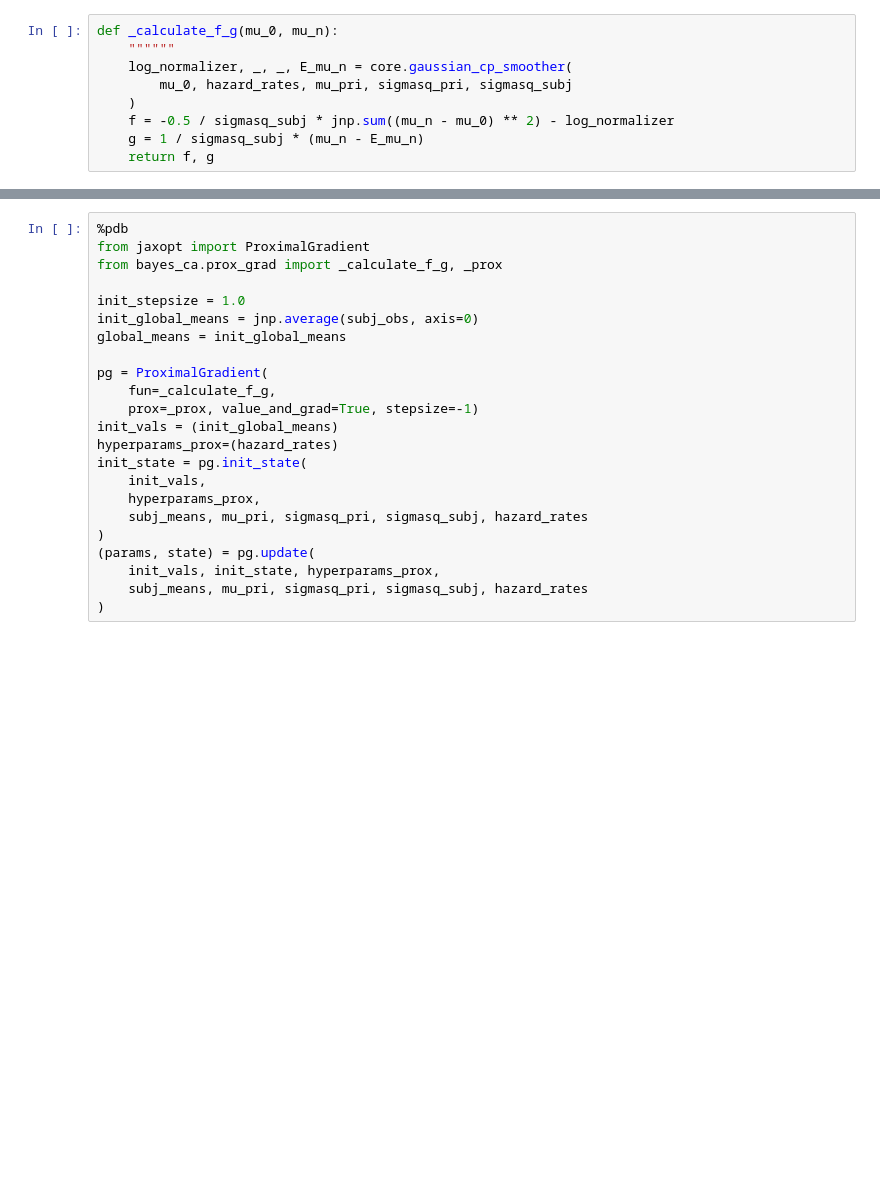
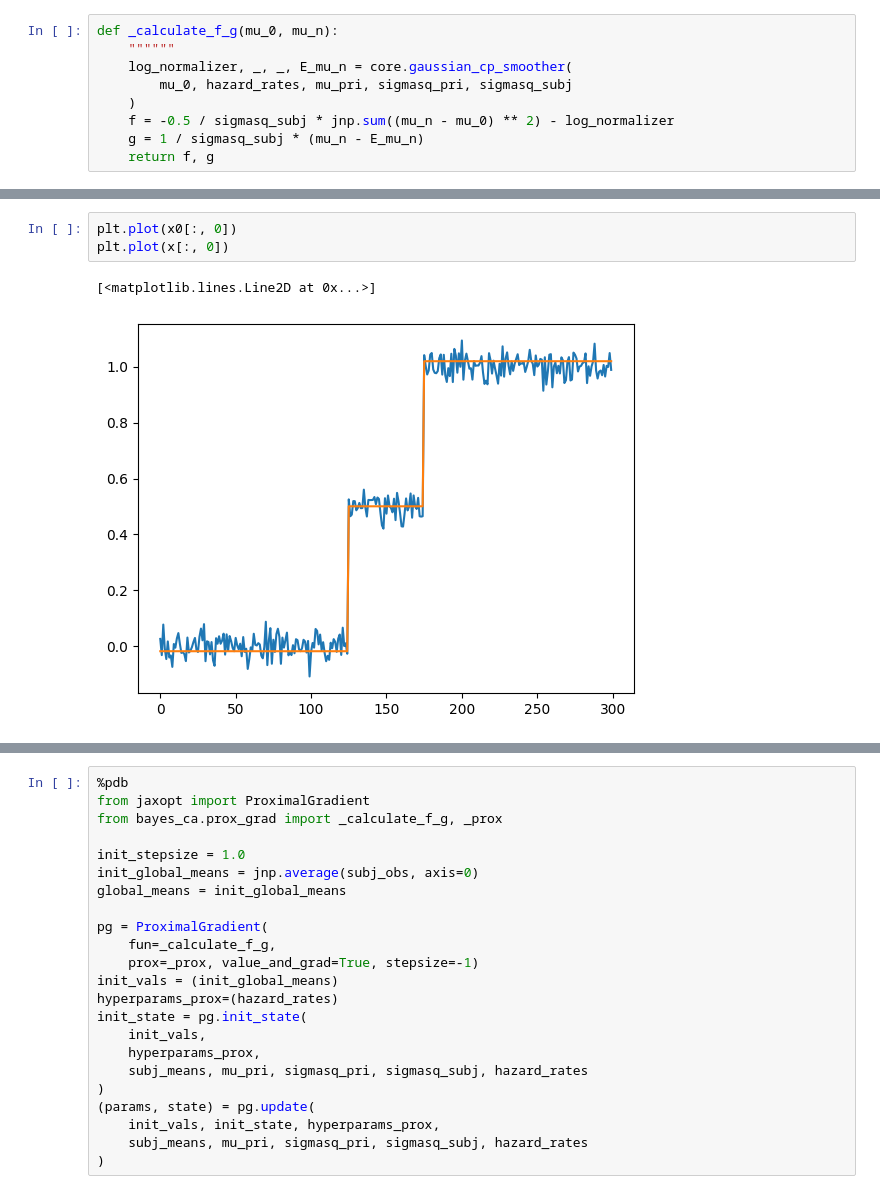
Before and after one commit to emdupre/bayes-ca, a Jupyter notebook: experiments/hierarchical_stagger_jump.ipynb, the cells around one changed output, grey strips where cells are left out. Drawn from its saved outputs; the diff is of its cells as text; blank space fills up the shorter version.

```diff
--- a/experiments/hierarchical_stagger_jump.ipynb
+++ b/experiments/hierarchical_stagger_jump.ipynb
@@ -237,0 +293,6 @@ executing.executing.NotOneValueFound: Expected one value, found 0
+# %%
+plt.plot(x0[:, 0])
+plt.plot(x[:, 0])
+# %% [output]
+[<matplotlib.lines.Line2D at 0x...>]
+[figure, added]
```
Also changed, not shown: parts of 7 cells of this notebook.
